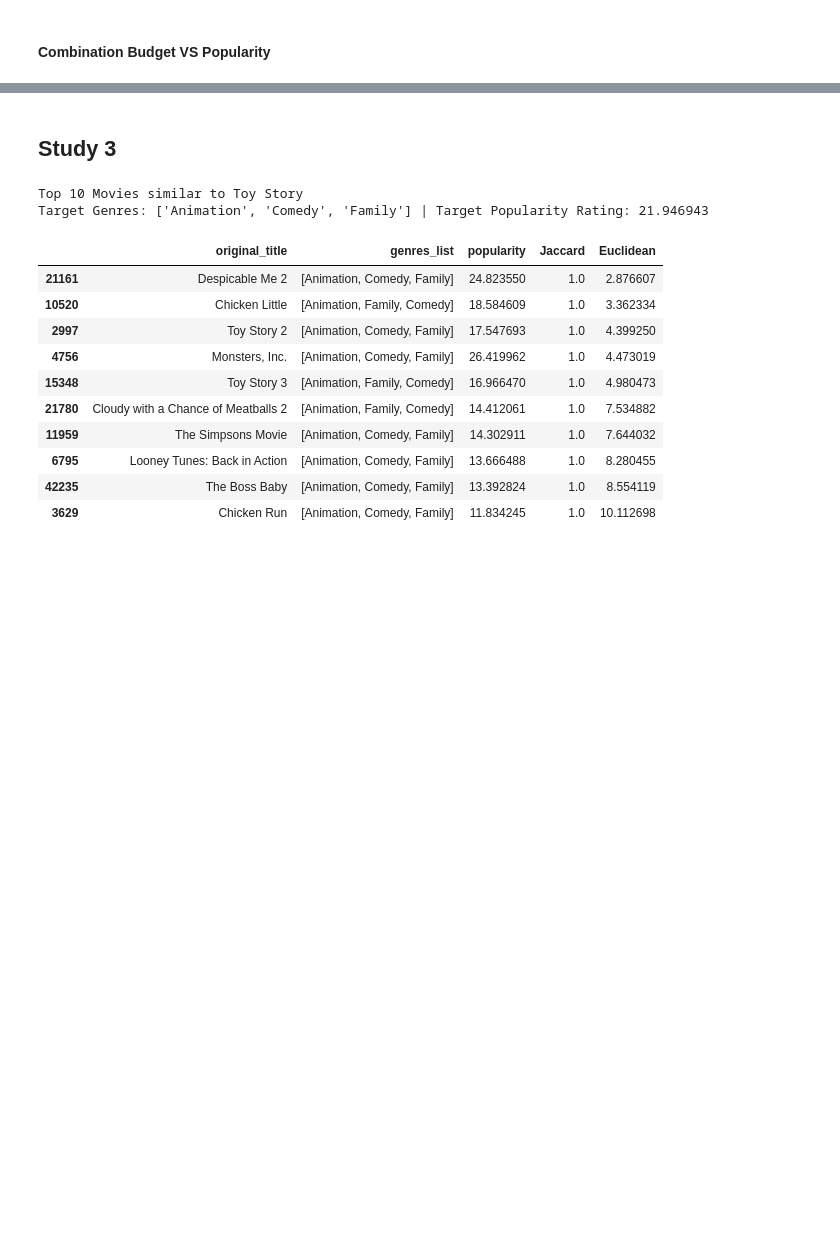
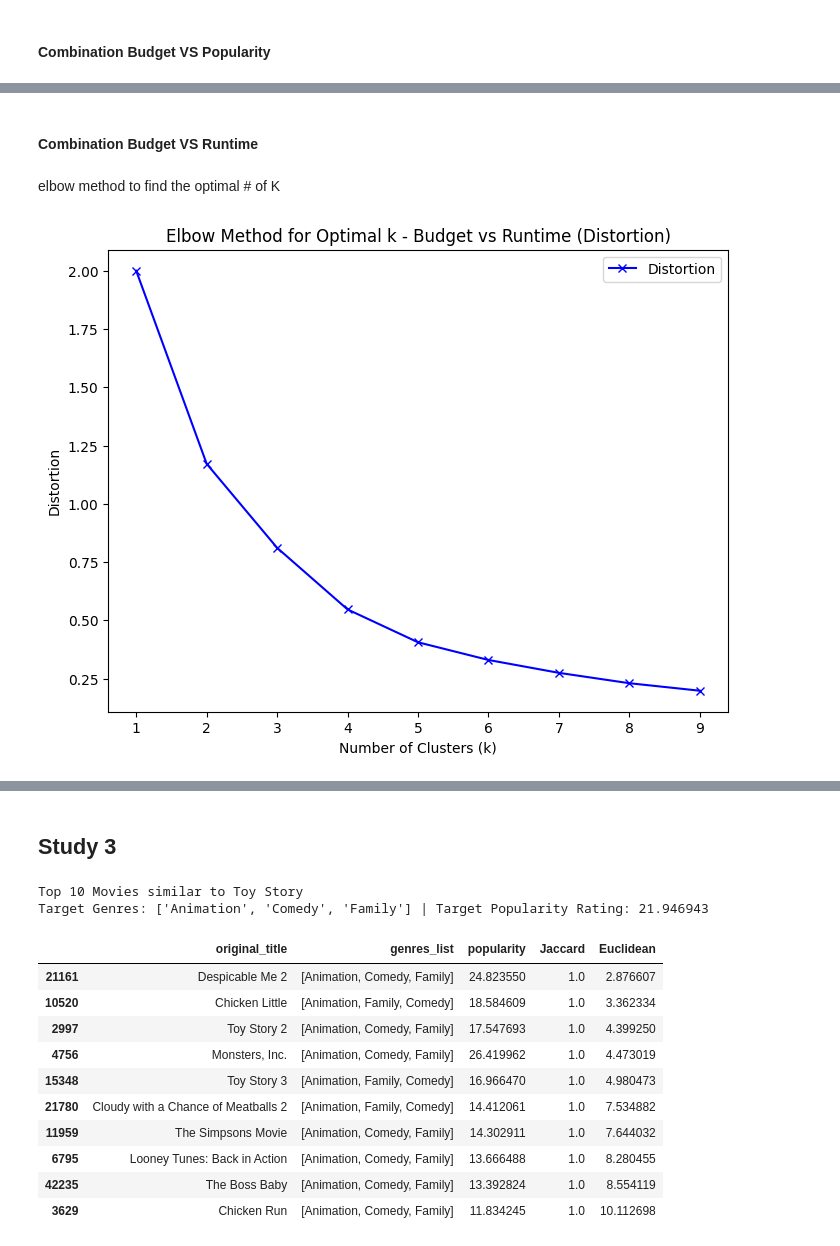
Before and after one commit to maddierioux/CSI4142_A4, a Jupyter notebook: Studies.ipynb, the cells around one changed output, grey strips where cells are left out. Drawn from its saved outputs; the diff is of its cells as text; code cells hidden in the pictures; blank space fills up the shorter version.

```diff
--- a/Studies.ipynb
+++ b/Studies.ipynb
@@ -624,0 +661,11 @@ plt.show()
+# %% [markdown]
+#### Combination Budget VS Runtime
+# %%
+combo2_df = metadata_df[['budget', 'runtime']]
+combo2_scaled = scaler.fit_transform(combo1_df)
+# %% [markdown]
+elbow method to find the optimal # of K
+# %%
+find_optimal_k_manual(combo2_scaled, 'Budget vs Runtime')
+# %% [output]
+[figure, added]
```
Also changed, not shown: parts of 21 cells of this notebook.
